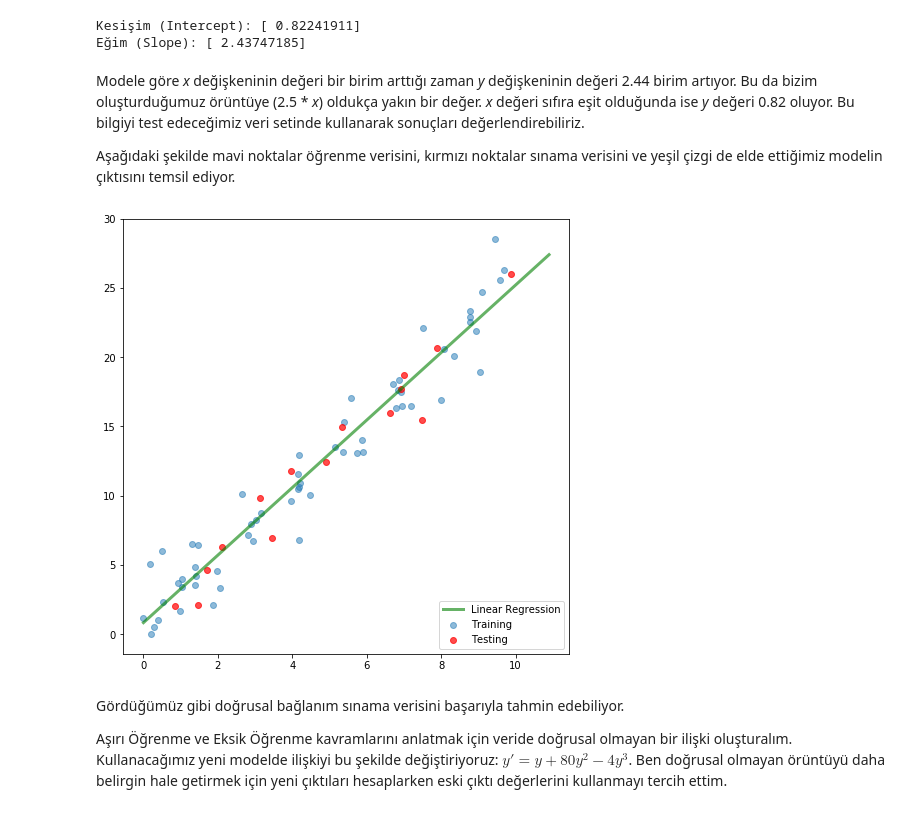
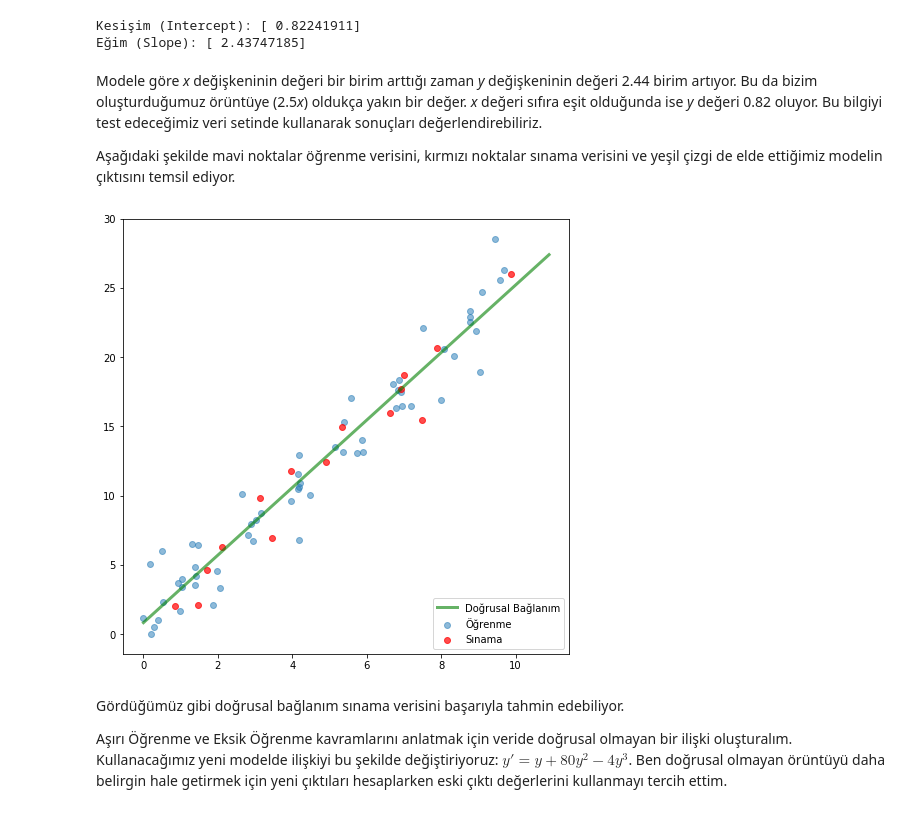
Before and after one commit to sibirbil/VeriDefteri, a Jupyter notebook: Asiri_Eksik_Ogrenme/Asiri_Eksik_Ogrenme.ipynb, the cells around one changed output. Drawn from its saved outputs; the diff is of its cells as text; code cells hidden in the pictures.

```diff
--- a/Asiri_Eksik_Ogrenme/Asiri_Eksik_Ogrenme.ipynb
+++ b/Asiri_Eksik_Ogrenme/Asiri_Eksik_Ogrenme.ipynb
@@ -67,22 +67,22 @@ print("Eğim (Slope): " + str(lr.coef_[0]))
 Kesişim (Intercept): [ 0.82241911]
 Eğim (Slope): [ 2.43747185]
 # %% [markdown]
-Modele göre *x* değişkeninin değeri bir birim arttığı zaman *y* değişkeninin değeri 2.44 birim artıyor. Bu da bizim oluşturduğumuz örüntüye (2.5 \* *x*) oldukça yakın bir değer. *x* değeri sıfıra eşit olduğunda ise *y* değeri 0.82 oluyor. Bu bilgiyi test edeceğimiz veri setinde kullanarak sonuçları değerlendirebiliriz.
+Modele göre *x* değişkeninin değeri bir birim arttığı zaman *y* değişkeninin değeri 2.44 birim artıyor. Bu da bizim oluşturduğumuz örüntüye (2.5*x*) oldukça yakın bir değer. *x* değeri sıfıra eşit olduğunda ise *y* değeri 0.82 oluyor. Bu bilgiyi test edeceğimiz veri setinde kullanarak sonuçları değerlendirebiliriz.
 
 Aşağıdaki şekilde mavi noktalar öğrenme verisini, kırmızı noktalar sınama verisini ve yeşil çizgi de elde ettiğimiz modelin çıktısını temsil ediyor.
 # %%
 #0 ile 10 arasındaki değerler için modelin sonuçlarını elde edelim.
 line_X = np.arange(0,11, 0.1)
 line_y = lr.predict(line_X.reshape(-1,1))
 
 plt.figure(figsize=(8,8))
-plt.scatter(X_train,y_train, alpha = 0.5, label = 'Training')
-plt.scatter(X_test, y_test, c='red', alpha = 0.7, label = 'Testing')
-plt.plot(line_X, line_y, c='green', linewidth=3, alpha=0.6, label = 'Linear Regression')
+plt.scatter(X_train,y_train, alpha = 0.5, label = 'Öğrenme')
+plt.scatter(X_test, y_test, c='red', alpha = 0.7, label = 'Sınama')
+plt.plot(line_X, line_y, c='green', linewidth=3, alpha=0.6, label = 'Doğrusal Bağlanım')
 plt.legend(loc = 4)
 plt.show()
 # %% [output]
-[figure, old version]
+[figure, new version]
 # %% [markdown]
 Gördüğümüz gibi doğrusal bağlanım sınama verisini başarıyla tahmin edebiliyor.
 
```
Also changed, not shown: parts of 6 cells of this notebook.
